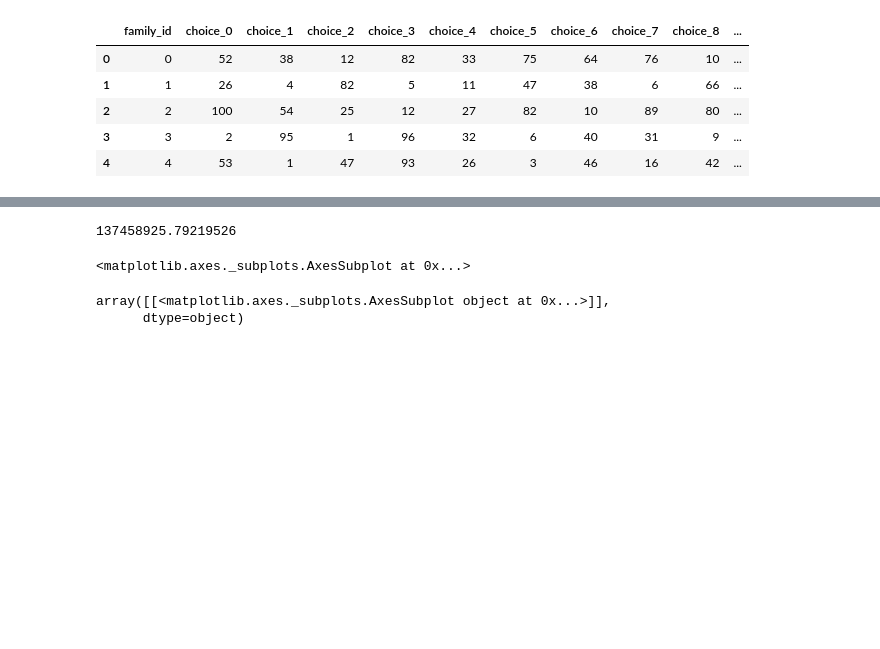
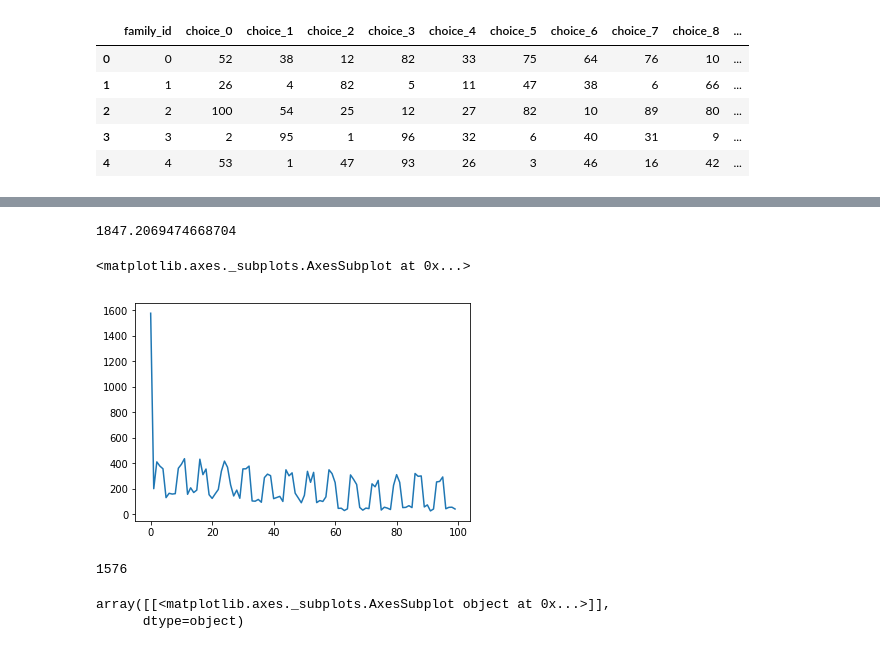
Before and after one commit to irfanijaz/kaggle-santa, a Jupyter notebook: santa-optimizer.ipynb, the cells around one changed output, grey strips where cells are left out. Drawn from its saved outputs; the diff is of its cells as text; code cells hidden in the pictures; blank space fills up the shorter version.

Commit message:
added new function for cost

```diff
--- a/santa-optimizer.ipynb
+++ b/santa-optimizer.ipynb
@@ -81,13 +80,17 @@ def acct_pen(df):
 # %%
 acct_cost=acct_pen(occu_df)
+acct_cost
+# %% [output]
+1847.2069474668704
-# %%
-acct_cost
-# %% [output]
-137458925.79219526
 # %%
-df[['family_id','choice_0']].groupby('choice_0')['family_id'].count().reset_index()['family_id'].plot()
+df[['family_id','choice_0', 'n_people']].groupby('choice_0')['n_people'].sum().reset_index()['n_people'].plot()
 # %% [output]
 <matplotlib.axes._subplots.AxesSubplot at 0x...>
+[figure, added]
+# %%
+df[df.choice_0==1]['n_people'].sum()
+# %% [output]
+1576
 # %%
 df[['n_people']].hist()
 # %% [output]
```
Also changed, not shown: parts of 18 cells of this notebook.
